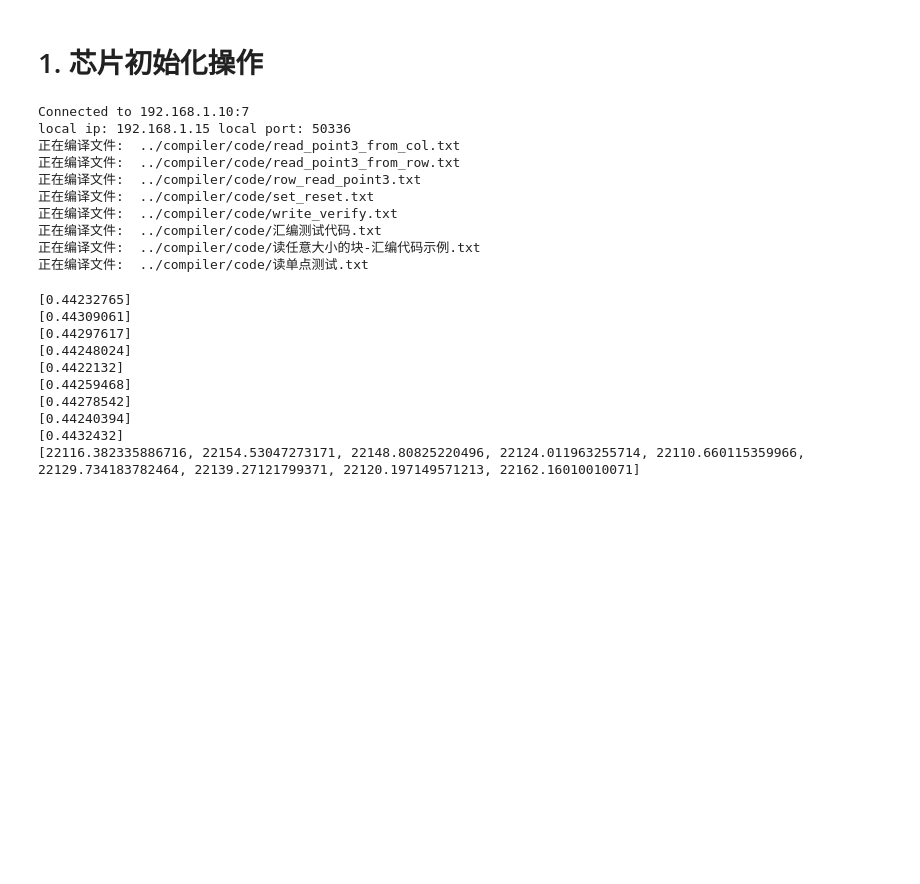
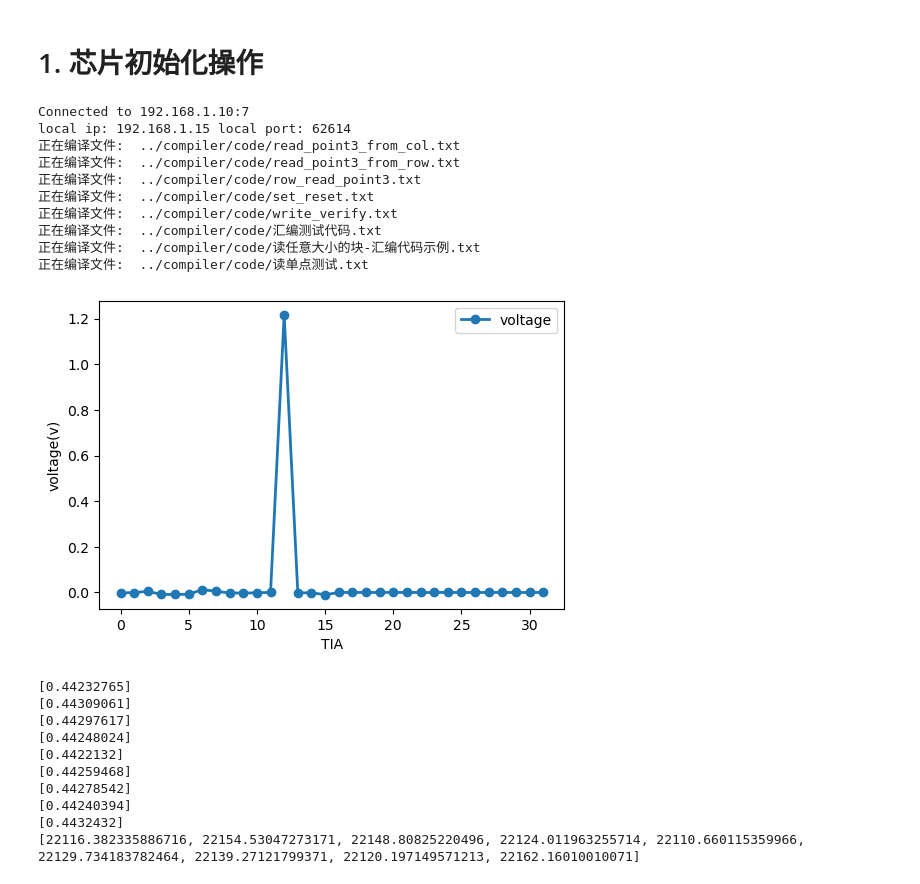
Before and after one commit to bei-meng/host_computer, a Jupyter notebook: examples/1debug模式示例.ipynb, the cells around one changed output. Cells and saved outputs as stored; diff of their text form; code cells hidden in the pictures; blank space fills up the shorter version.

```diff
--- a/examples/1debug模式示例.ipynb
+++ b/examples/1debug模式示例.ipynb
@@ -13,17 +13,15 @@ from command.singleCmdInfo import *
 
 from util import plot_v_cond,plot_v
 # %%
-chip=CHIP(PS(host="192.168.1.10", port = 7,delay=0, debug=0),init=True)
+chip=CHIP(PS(host="192.168.1.10", port = 7, debug=0),init=True)
 chip.set_device_cfg(deviceType=0,IsNew32=False)
-chip.adc.set_gap(adc_cs_gap=100,adc_first_gap=10,adc_last_gap=10)
+chip.adc.set_gap(adc_cs_gap=90,adc_first_gap=10,adc_last_gap=10)
 chip.adc.set_gain_resistor(big_resistance=10e3,small_resistance=200)
-chip.clk_manager.set_cyc(20, 100,delay3=100)
+chip.clk_manager.set_cyc(20, 100,delay3=50)
 chip.add_compiler("../compiler/code/")
-chip.need_reset=False
-chip.set_cim_reset()
 # %% [output]
 Connected to 192.168.1.10:7
-local ip: 192.168.1.15 local port: 50336
+local ip: 192.168.1.15 local port: 62614
 正在编译文件:  ../compiler/code/read_point3_from_col.txt
 正在编译文件:  ../compiler/code/read_point3_from_row.txt
 正在编译文件:  ../compiler/code/row_read_point3.txt
@@ -35,7 +47,29 @@ local ip: 192.168.1.15 local port: 50336
 # %%
-chip.set_op_mode(read=True,from_row=True)                                   # 设置为读模式, 并且是从行读
-chip.set_dac_read_V(0.1,tg=5)                                             # 设置读电压, 会根据device的自动配置对应的DAC通道
+chip.ps.delay=0
+chip.set_op_mode(read=True,from_row=True)
+chip.set_dac_read_V(0.1)
 chip.set_tia_gain(3)
+# %%
+
+chip.set_cim_reset()
+
+# time.sleep(0.1)
+chip.set_bank([i for i in range(8)],row=True,value=0xFFFF_FFFF)
+# time.sleep(0.1)
+chip.set_bank([2],row=False,value=0xFFFF)
+
+# # print(chip.setting.bank_to_num([2]))
+# # time.sleep(1)
+chip.generate_read_pulse()
+voltage = chip.get_tia_out([k for k in range(32)])
+plot_v(v= voltage,figsize=(6,4))
+
+# tia = chip.setting.TIA_index_map(col)
+# print(tia)
+
+# plot_v(v= voltage,figsize=(6,4))
+# %% [output]
+[figure, added]
 # %%
 chip.send_cmd(cmd = [CMD(CIM_RESET,command_data=CmdData(0))],mode=1)
 chip.send_cmd(cmd = [CMD(CIM_RESET,command_data=CmdData(1))],mode=1)
```
Also changed, not shown: parts of 15 cells of this notebook, 8 other files.
